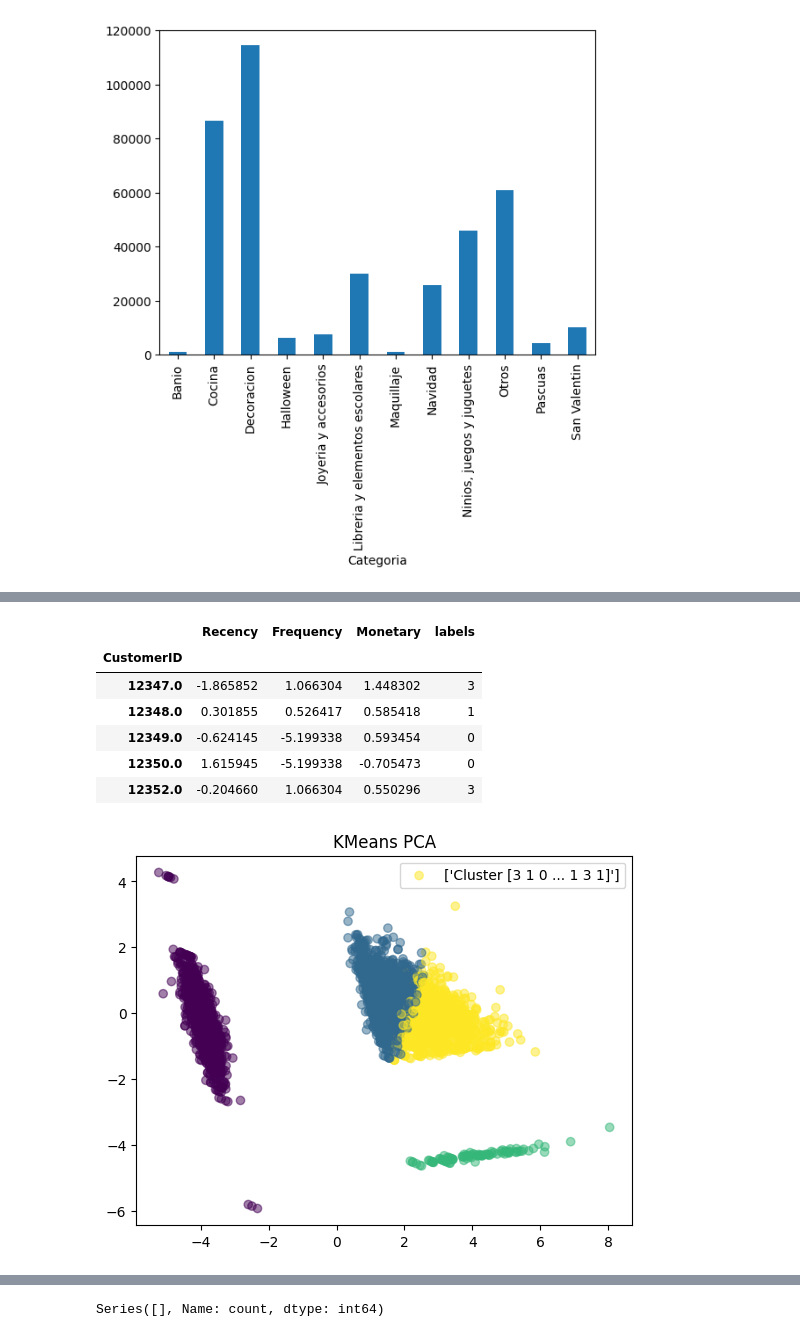
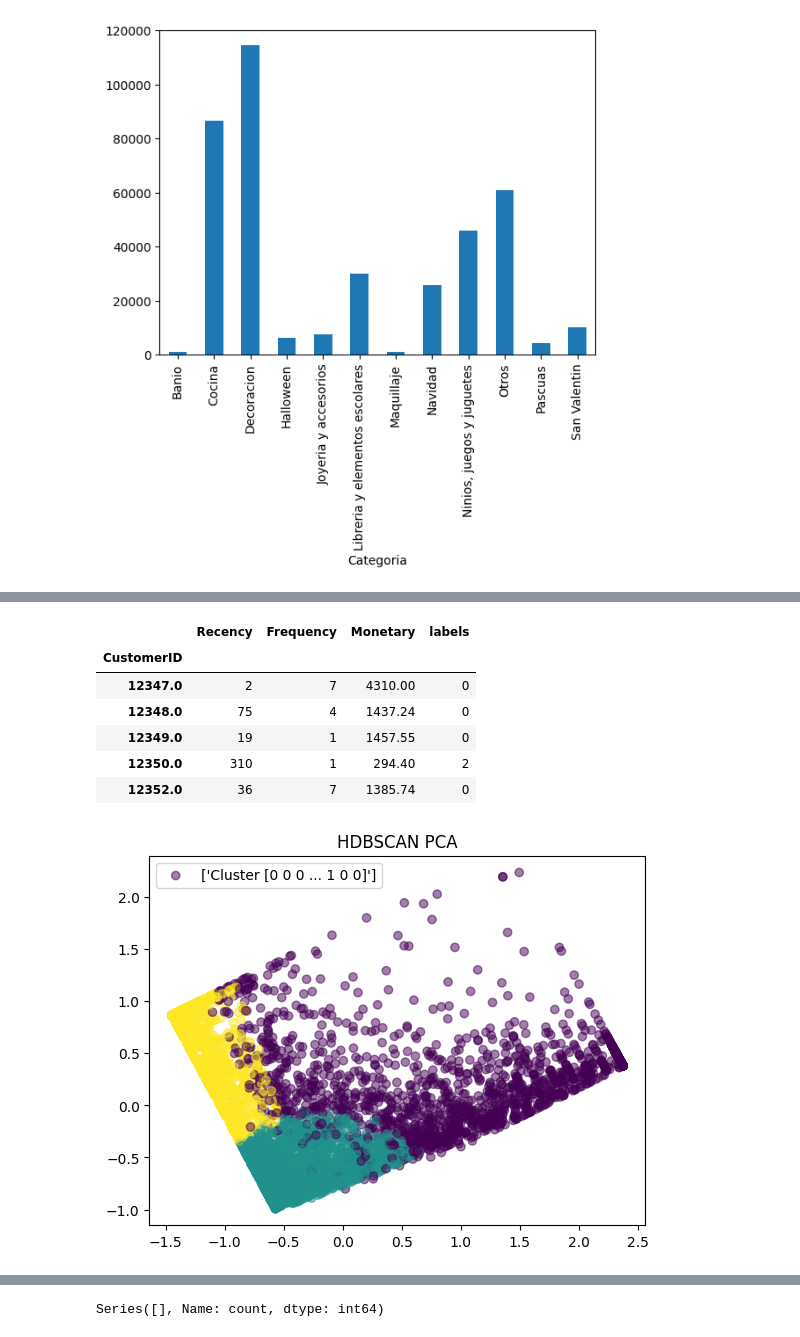
Before and after one commit to PulidoLuciano/RetailClustering, a Jupyter notebook: RetailClustering/notebooks/tests.ipynb, the cells around one changed output, grey strips where cells are left out. Saved outputs shown, nothing was run; the diff lists cells and outputs as text; code cells hidden in the pictures.

```diff
--- a/RetailClustering/notebooks/tests.ipynb
+++ b/RetailClustering/notebooks/tests.ipynb
@@ -1208,16 +1208,17 @@ retail_df[retail_df['Categoria'].isna()]
 retail_df['Month'] = retail_df['InvoiceDate'].dt.month
 
 winsorized_df = rfm_df.copy()
-#winsorized_df = winsorize_by_percentile(winsorized_df, lower_percentile=10, upper_percentile=90)
-
-from sklearn.preprocessing import QuantileTransformer
-scaler = QuantileTransformer(output_distribution='normal')
 #winsorized_df['avg_prod_per_invoice'] = (
 #    retail_df.groupby(['CustomerID', 'InvoiceNo'])
 #    .size()
 #    .reset_index(name='LineasDeVenta')
 #).groupby('CustomerID')['LineasDeVenta'].mean()
-#winsorized_df['avg_total_price'] = rfm_df['Monetary'] / rfm_df['Frequency']
+#winsorized_df['categories_percentage'] = retail_df.groupby('CustomerID')['Categoria'].nunique() / retail_df['Categoria'].nunique()
+#winsorized_df['avg_invoice_total'] = rfm_df['Monetary'] / rfm_df['Frequency']
+winsorized_df = winsorize_by_percentile(winsorized_df, lower_percentile=10, upper_percentile=90)
+
+from sklearn.preprocessing import RobustScaler
+scaler = RobustScaler()
 #winsorized_df.drop(columns=['Monetary'], inplace=True)
 print(winsorized_df.head())
 winsorized_df[winsorized_df.columns] = scaler.fit_transform(winsorized_df[winsorized_df.columns])
@@ -1347,25 +1316,26 @@ plt.show()
 # %%
-from sklearn.cluster import KMeans
+from sklearn.cluster import SpectralClustering
+from sklearn.mixture import GaussianMixture
 
-kmeans = KMeans(n_clusters=4)
-kmeans_labels = kmeans.fit_predict(winsorized_df)
+hdb = GaussianMixture(n_components=4)
+hdb_labels = hdb.fit_predict(winsorized_df)
 
 pca = PCA(n_components=2)
 pca_data = pca.fit_transform(winsorized_df)
 
-plt.scatter(pca_data[:,0], pca_data[:,1], c=kmeans_labels, alpha=0.5, label=[f'Cluster {kmeans_labels}'])
+plt.scatter(pca_data[:,0], pca_data[:,1], c=hdb_labels, alpha=0.5, label=[f'Cluster {hdb_labels}'])
 plt.legend()
-plt.title('KMeans PCA')
+plt.title('HDBSCAN PCA')
 
-result_df = winsorized_df.copy()
-result_df['labels'] = kmeans_labels
+result_df = rfm_df.copy()
+result_df['labels'] = hdb_labels
 result_df.head()
 # %% [output]
 |  | Recency | Frequency | Monetary | labels |
 | CustomerID |  |  |  |  |
-| 12347.0 | -1.865852 | 1.066304 | 1.448302 | 3 |
-| 12348.0 | 0.301855 | 0.526417 | 0.585418 | 1 |
-| 12349.0 | -0.624145 | -5.199338 | 0.593454 | 0 |
-| 12350.0 | 1.615945 | -5.199338 | -0.705473 | 0 |
-| 12352.0 | -0.204660 | 1.066304 | 0.550296 | 3 |
+| 12347.0 | 2 | 7 | 4310.00 | 0 |
+| 12348.0 | 75 | 4 | 1437.24 | 0 |
+| 12349.0 | 19 | 1 | 1457.55 | 0 |
+| 12350.0 | 310 | 1 | 294.40 | 2 |
+| 12352.0 | 36 | 7 | 1385.74 | 0 |
-[figure, old version]
+[figure, new version]
```
Also changed, not shown: parts of 11 cells of this notebook, 3 other files.
